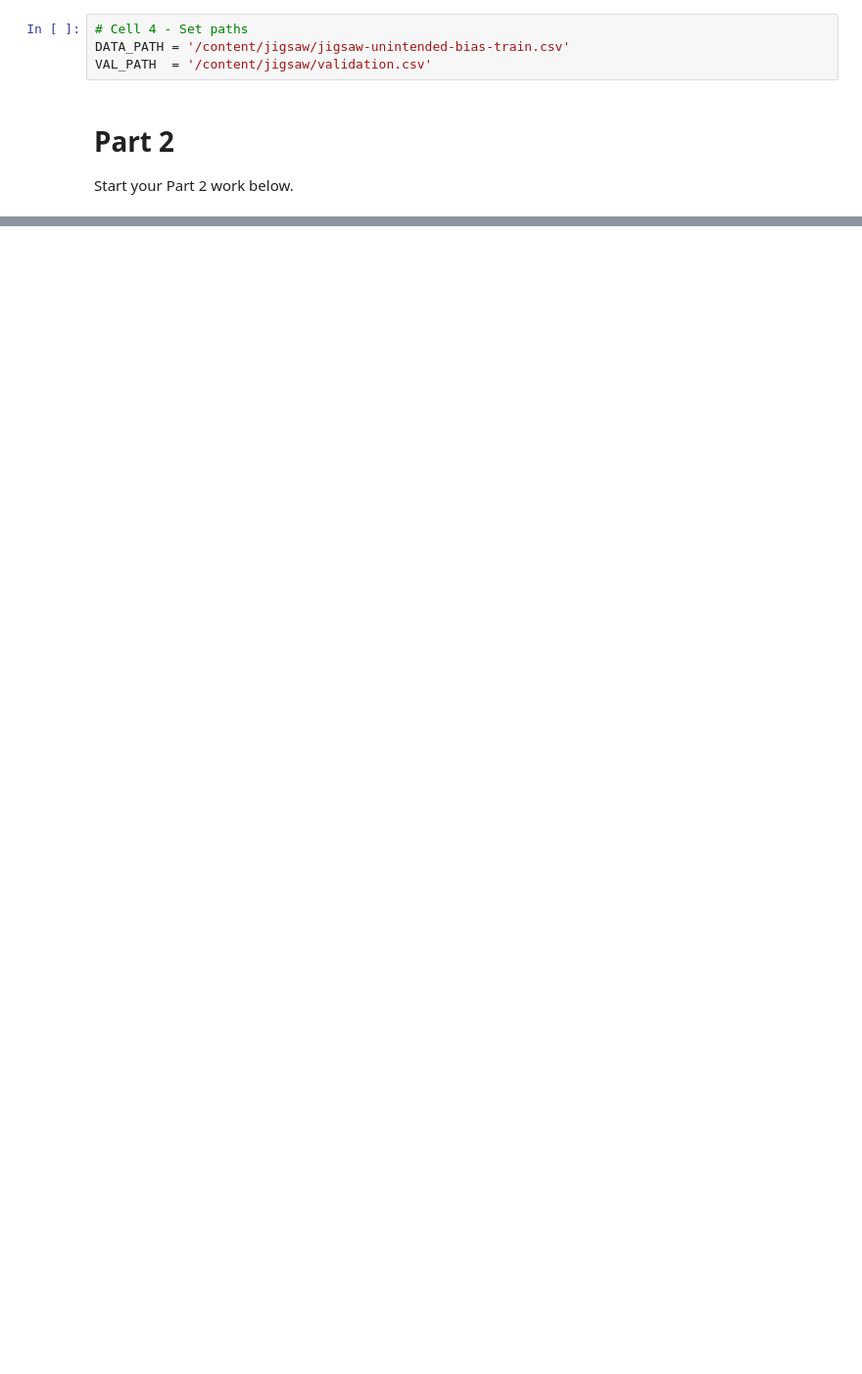
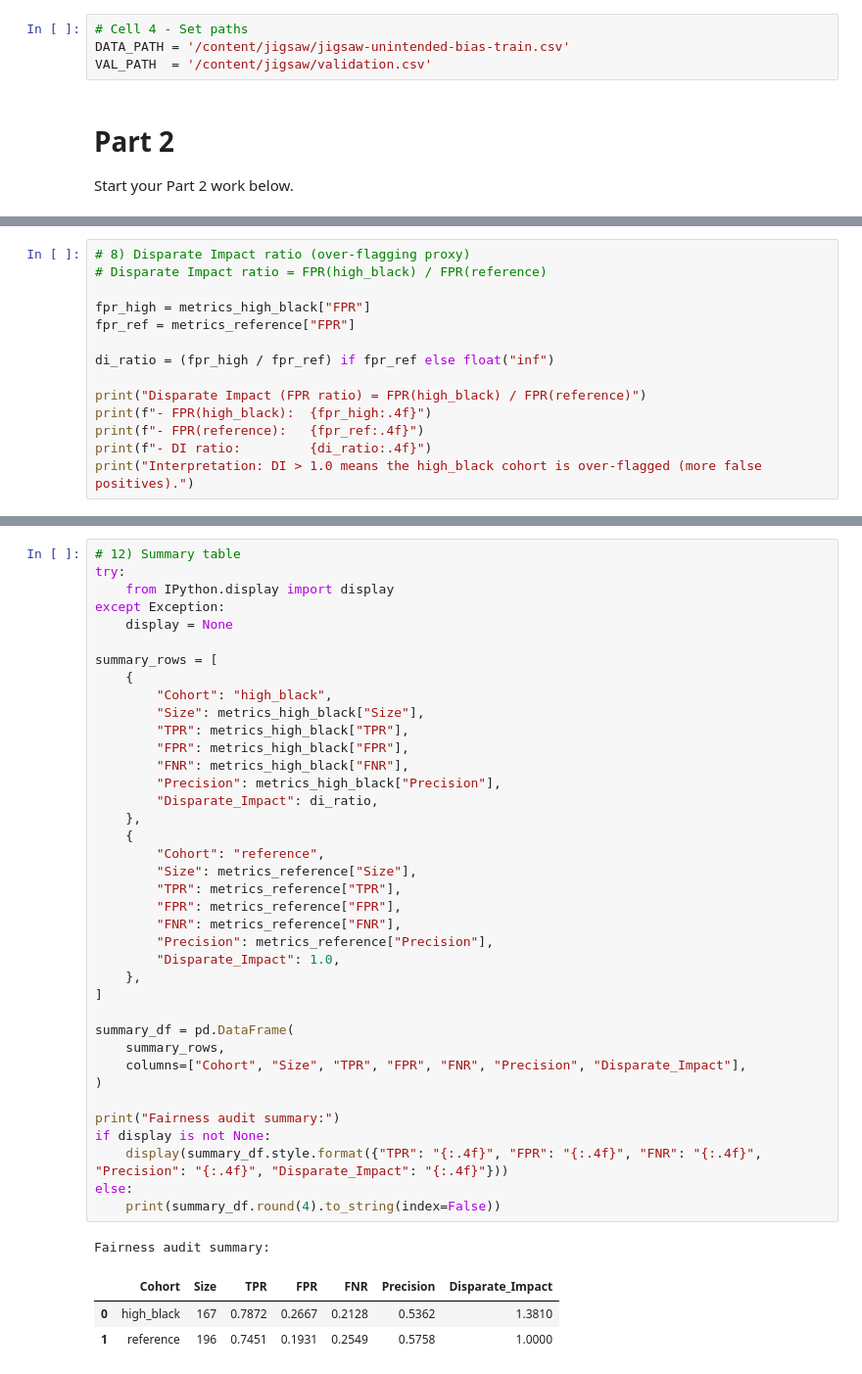
Before and after one commit to AitazazKamran/responsible-ai-assignment2, a Jupyter notebook: part2.ipynb, the cells around one changed output, grey strips where cells are left out. Shown at 98% size. Cells and saved outputs as stored; diff of their text form; blank space fills up the shorter version.

```diff
--- a/part2.ipynb
+++ b/part2.ipynb
@@ -36,0 +422,14 @@ Start your Part 2 work below.
+# %%
+# 8) Disparate Impact ratio (over-flagging proxy)
+# Disparate Impact ratio = FPR(high_black) / FPR(reference)
+
+fpr_high = metrics_high_black["FPR"]
+fpr_ref = metrics_reference["FPR"]
+
+di_ratio = (fpr_high / fpr_ref) if fpr_ref else float("inf")
+
+print("Disparate Impact (FPR ratio) = FPR(high_black) / FPR(reference)")
+print(f"- FPR(high_black):  {fpr_high:.4f}")
+print(f"- FPR(reference):   {fpr_ref:.4f}")
+print(f"- DI ratio:         {di_ratio:.4f}")
+print("Interpretation: DI > 1.0 means the high_black cohort is over-flagged (more false positives).")
@@ -36,0 +600,43 @@ Start your Part 2 work below.
+# %%
+# 12) Summary table
+try:
+    from IPython.display import display
+except Exception:
+    display = None
+
+summary_rows = [
+    {
+        "Cohort": "high_black",
+        "Size": metrics_high_black["Size"],
+        "TPR": metrics_high_black["TPR"],
+        "FPR": metrics_high_black["FPR"],
+        "FNR": metrics_high_black["FNR"],
+        "Precision": metrics_high_black["Precision"],
+        "Disparate_Impact": di_ratio,
+    },
+    {
+        "Cohort": "reference",
+        "Size": metrics_reference["Size"],
+        "TPR": metrics_reference["TPR"],
+        "FPR": metrics_reference["FPR"],
+        "FNR": metrics_reference["FNR"],
+        "Precision": metrics_reference["Precision"],
+        "Disparate_Impact": 1.0,
+    },
+]
+
+summary_df = pd.DataFrame(
+    summary_rows,
+    columns=["Cohort", "Size", "TPR", "FPR", "FNR", "Precision", "Disparate_Impact"],
+)
+
+print("Fairness audit summary:")
+if display is not None:
+    display(summary_df.style.format({"TPR": "{:.4f}", "FPR": "{:.4f}", "FNR": "{:.4f}", "Precision": "{:.4f}", "Disparate_Impact": "{:.4f}"}))
+else:
+    print(summary_df.round(4).to_string(index=False))
+# %% [output]
+Fairness audit summary:
+|  | Cohort | Size | TPR | FPR | FNR | Precision | Disparate_Impact |
+| 0 | high_black | 167 | 0.7872 | 0.2667 | 0.2128 | 0.5362 | 1.3810 |
+| 1 | reference | 196 | 0.7451 | 0.1931 | 0.2549 | 0.5758 | 1.0000 |
```
Also changed, not shown: parts of 12 cells of this notebook, 2 other files.
